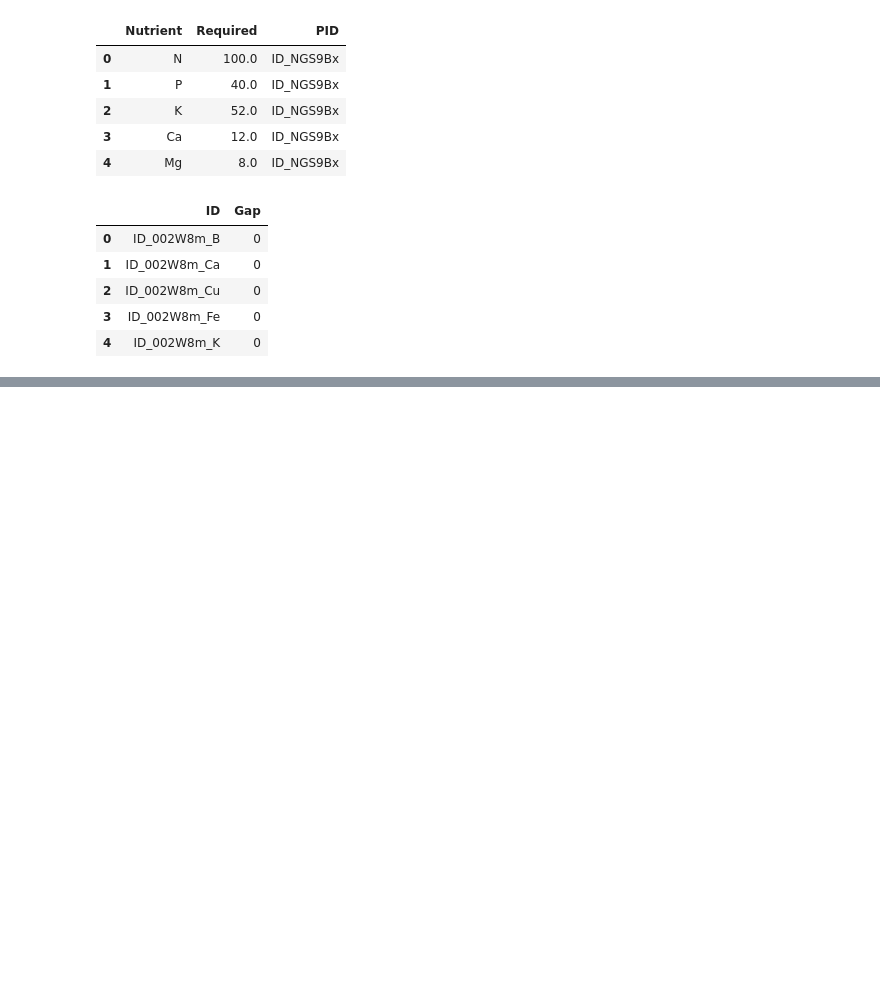
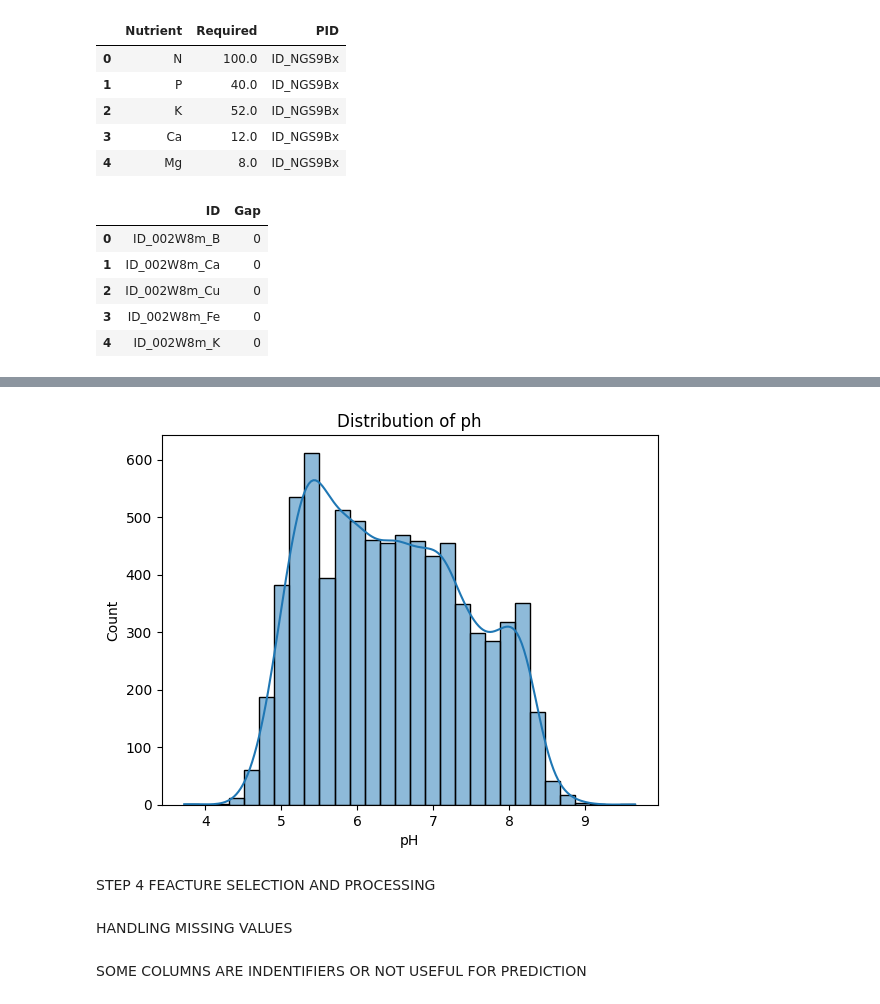
Before and after one commit to Sakyi2/Amini-Soil-prediction, a Jupyter notebook: notebooks/ami_soil_prediction.ipynb, the cells around one changed output, grey strips where cells are left out. Cells and saved outputs as stored; diff of their text form; code cells hidden in the pictures; blank space fills up the shorter version.

```diff
--- a/notebooks/ami_soil_prediction.ipynb
+++ b/notebooks/ami_soil_prediction.ipynb
@@ -82,0 +125,11 @@ sample_submission_df.head()
+# %%
+#visualize the ph
+sns.histplot(train_df['pH'] , bins=30,kde=True)
+plt.title('Distribution of ph')
+plt.show()
+# %% [output]
+[figure, added]
+# %% [markdown]
+STEP 4 FEACTURE SELECTION AND PROCESSING
+# %% [markdown]
+HANDLING MISSING VALUES
@@ -82,0 +146,2 @@ sample_submission_df.head()
+# %% [markdown]
+SOME COLUMNS ARE INDENTIFIERS OR NOT USEFUL FOR PREDICTION
```
Also changed, not shown: parts of 6 cells of this notebook.
